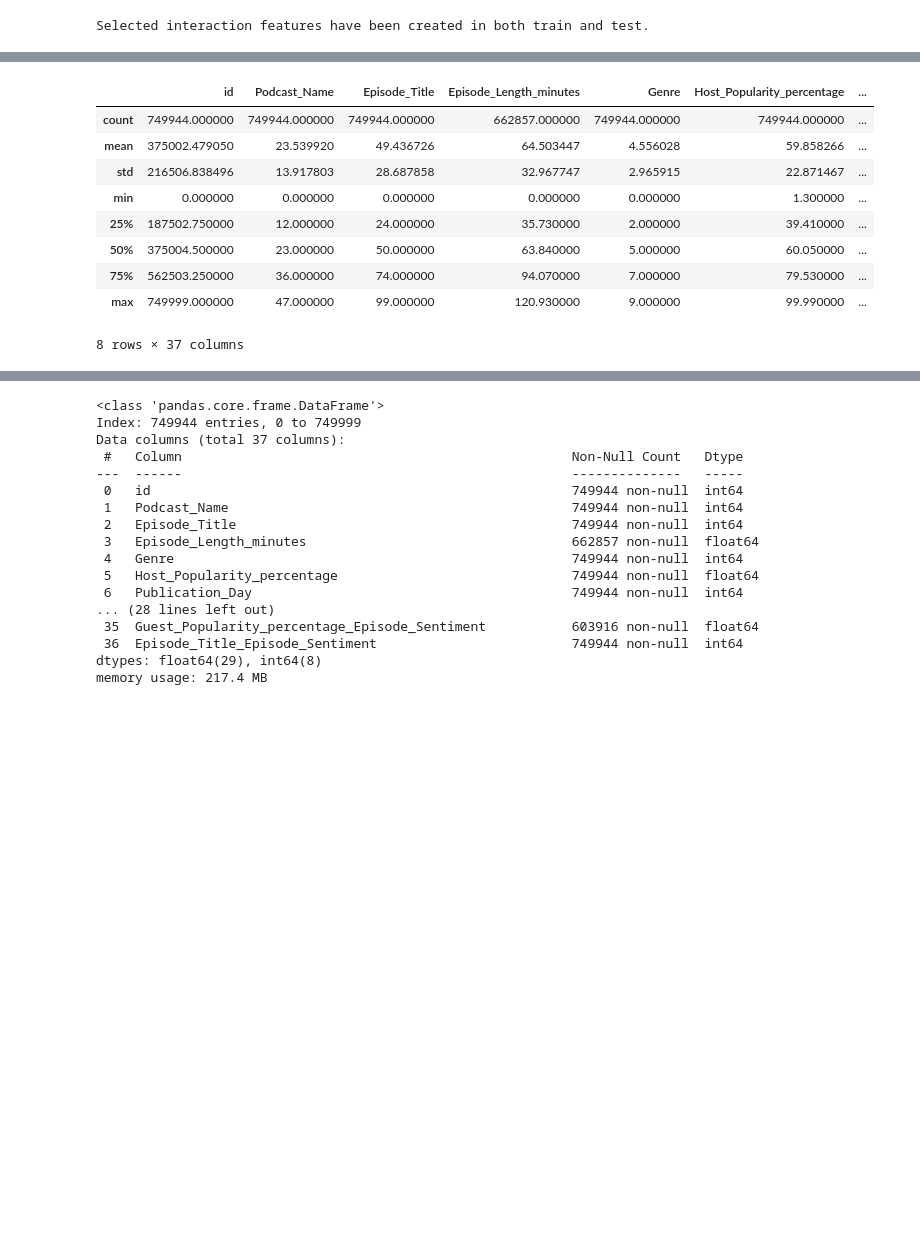
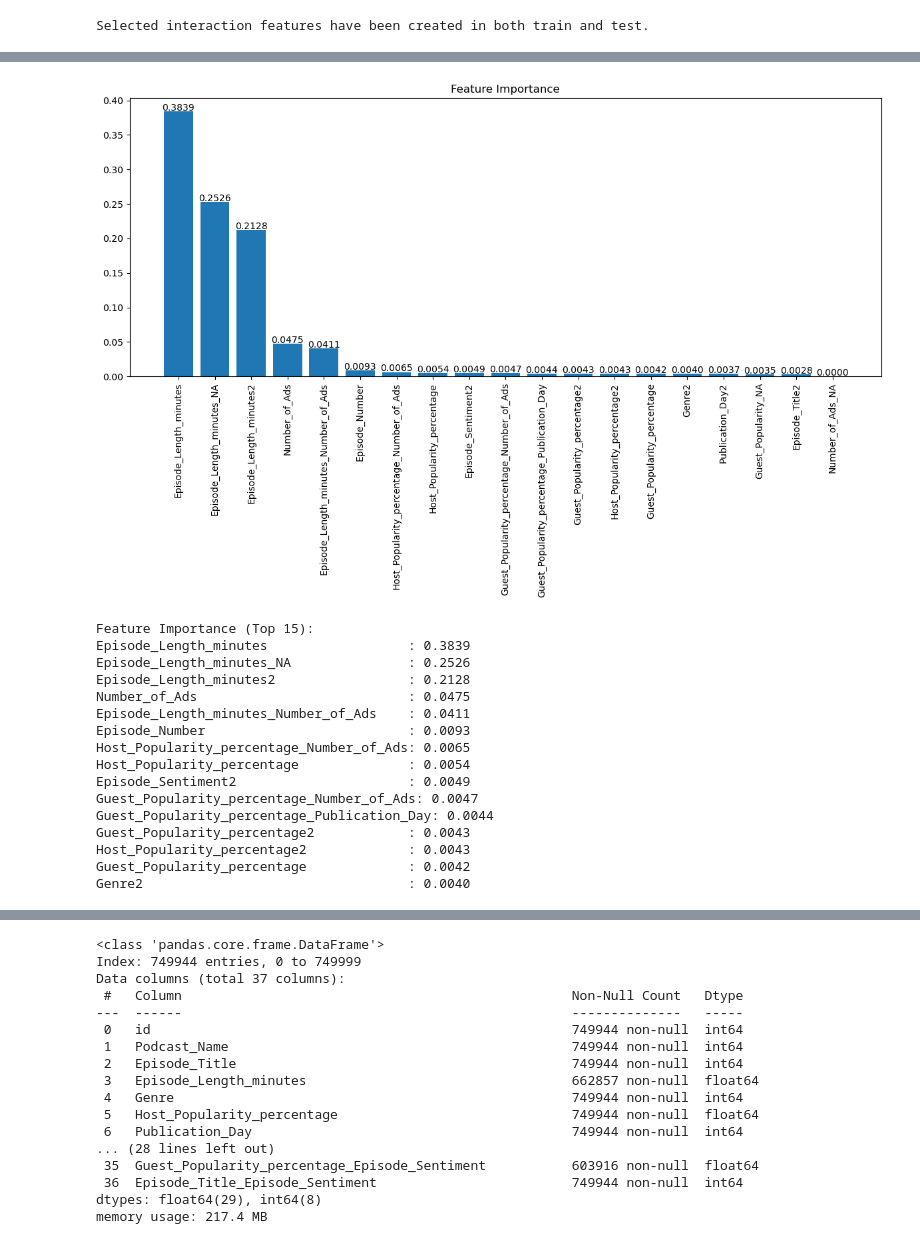
Before and after one commit to SvenNatterer/Predict-Podcast, a Jupyter notebook: notebooks/xgb_testing.ipynb, the cells around one changed output, grey strips where cells are left out. Cells and saved outputs as stored; diff of their text form; code cells hidden in the pictures; blank space fills up the shorter version.

```diff
--- a/notebooks/xgb_testing.ipynb
+++ b/notebooks/xgb_testing.ipynb
@@ -98,0 +143,16 @@ train.head(3)
+# %%
+from itertools import combinations
+
+encode_columns = ['Episode_Length_minutes', 'Episode_Number', 'Host_Popularity_percentage', 'Number_of_Ads', 'Episode_Sentiment', 'Publication_Day', 'Publication_Time']
+pair_size = [2,3]
+
+for r in pair_size:
+    for cols in tqdm(list(combinations(encode_columns, r))):
+        new_col_name = '_'.join(cols)
+
+        # Check if all the columns in the combination exist in the DataFrame
+        if all(col in train.columns for col in cols):
+            train[new_col_name] = train[list(cols)].astype(str).agg('_'.join, axis=1)
+            train[new_col_name] = train[new_col_name].astype('category')
+        else:
+            print(f"Skipping {new_col_name} as one or more columns don't exist in the DataFrame")
@@ -148,14 +274,50 @@ Structure
-# %%
-
-train.describe()
-# %% [output]
-|  | id | Podcast_Name | Episode_Title | Episode_Length_minutes | Genre | Host_Popularity_percentage | ... |
-| count | 749944.000000 | 749944.000000 | 749944.000000 | 662857.000000 | 749944.000000 | 749944.000000 | ... |
-| mean | 375002.479050 | 23.539920 | 49.436726 | 64.503447 | 4.556028 | 59.858266 | ... |
-| std | 216506.838496 | 13.917803 | 28.687858 | 32.967747 | 2.965915 | 22.871467 | ... |
-| min | 0.000000 | 0.000000 | 0.000000 | 0.000000 | 0.000000 | 1.300000 | ... |
-| 25% | 187502.750000 | 12.000000 | 24.000000 | 35.730000 | 2.000000 | 39.410000 | ... |
-| 50% | 375004.500000 | 23.000000 | 50.000000 | 63.840000 | 5.000000 | 60.050000 | ... |
-| 75% | 562503.250000 | 36.000000 | 74.000000 | 94.070000 | 7.000000 | 79.530000 | ... |
-| max | 749999.000000 | 47.000000 | 99.000000 | 120.930000 | 9.000000 | 99.990000 | ... |
-8 rows × 37 columns
+# %%
+
+import matplotlib.pyplot as plt
+
+model.fit(X, y)
+
+# Get feature importance
+importance = model.feature_importances_
+feature_names = features
+
+# Sort features by importance
+indices = np.argsort(importance)[::-1]
+sorted_importance = importance[indices]
+sorted_features = [feature_names[i] for i in indices]
+
+# Plot feature importance
+plt.figure(figsize=(12, 8))
+plt.title('Feature Importance')
+plt.bar(range(len(sorted_importance)), sorted_importance, align='center')
+plt.xticks(range(len(sorted_importance)), sorted_features, rotation=90)
+plt.tight_layout()
+
+# Adding values on top of bars
+for i, v in enumerate(sorted_importance):
+    plt.text(i, v + 0.001, f"{v:.4f}", ha='center')
+
+plt.show()
+
+# Print feature importance in tabular format
+print("\nFeature Importance (Top 15):")
+for i in range(min(15, len(sorted_features))):
+    print(f"{sorted_features[i]:<40}: {sorted_importance[i]:.4f}")
+# %% [output]
+[figure, added]
+Feature Importance (Top 15):
+Episode_Length_minutes                  : 0.3839
+Episode_Length_minutes_NA               : 0.2526
+Episode_Length_minutes2                 : 0.2128
+Number_of_Ads                           : 0.0475
+Episode_Length_minutes_Number_of_Ads    : 0.0411
+Episode_Number                          : 0.0093
+Host_Popularity_percentage_Number_of_Ads: 0.0065
+Host_Popularity_percentage              : 0.0054
+Episode_Sentiment2                      : 0.0049
+Guest_Popularity_percentage_Number_of_Ads: 0.0047
+Guest_Popularity_percentage_Publication_Day: 0.0044
+Guest_Popularity_percentage2            : 0.0043
+Host_Popularity_percentage2             : 0.0043
+Guest_Popularity_percentage             : 0.0042
+Genre2                                  : 0.0040
```
Also changed, not shown: parts of 21 cells of this notebook, 4 other files.
